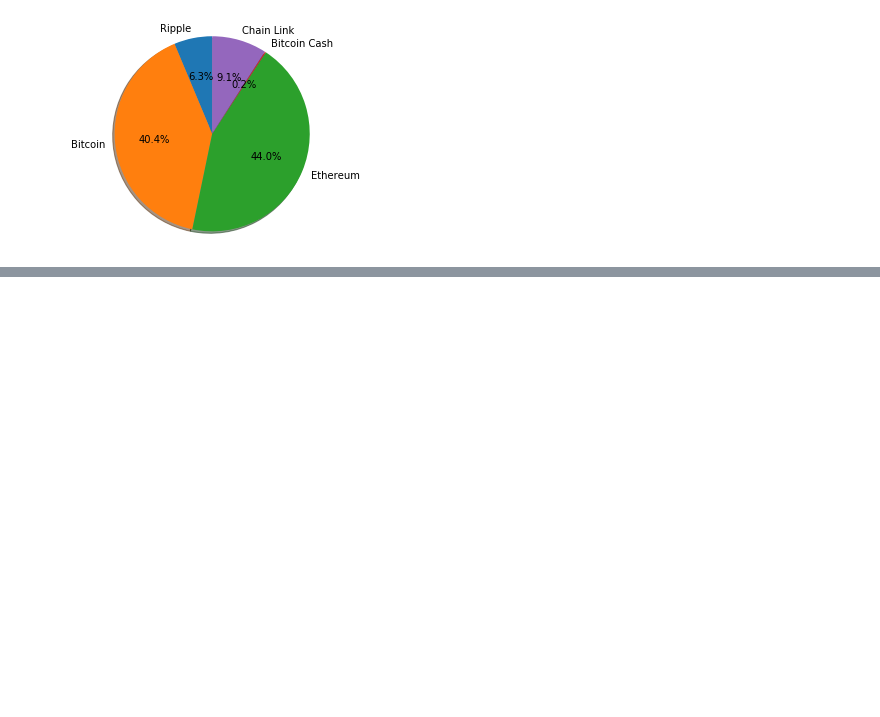
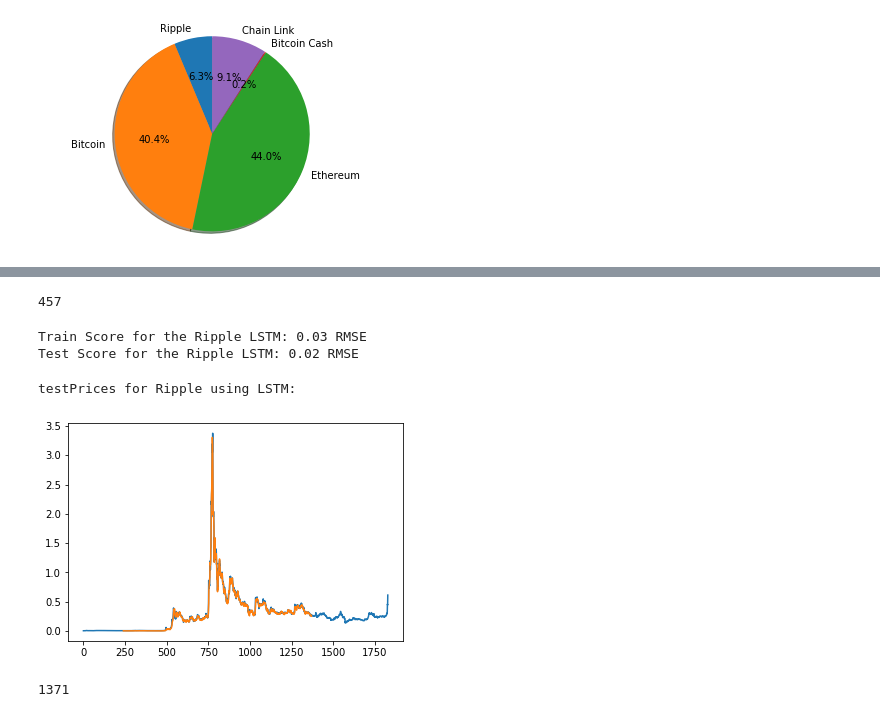
Before and after one commit to MohammedAamerHussain/Crypto-Portfolio-optimization, a Jupyter notebook: Aamer Hussain Crypto RNN LSTM.ipynb, the cells around one changed output, grey strips where cells are left out. Saved outputs shown, nothing was run; the diff lists cells and outputs as text; code cells hidden in the pictures; blank space fills up the shorter version.

```diff
--- a/Aamer Hussain Crypto RNN LSTM.ipynb
+++ b/Aamer Hussain Crypto RNN LSTM.ipynb
@@ -1031,0 +1165,8 @@ plt.show()
+# %%
+# create and fit the LSTM network, optimizer=adam, 25 neurons, dropout 0.1
+ripple_lstm_model = Sequential()
+ripple_lstm_model.add(LSTM(25, input_shape=(1, look_back)))
+ripple_lstm_model.add(Dropout(0.1))
+ripple_lstm_model.add(Dense(1))
+ripple_lstm_model.compile(loss='mse', optimizer='adam')
+ripple_lstm_model.fit(ripple_trainX, ripple_trainY, epochs=1000, batch_size=240, verbose=1)
@@ -1031,0 +1192,29 @@ plt.show()
+# %%
+# make predictions
+ripple_trainPredict = ripple_lstm_model.predict(ripple_trainX)
+ripple_testPredict = ripple_lstm_model.predict(ripple_testX)
+# %%
+#len(ripple_testX)
+ripple_test_size
+# %% [output]
+457
+# %%
+# invert predictions
+ripple_trainPredict = scaler.inverse_transform(ripple_trainPredict)
+ripple_trainY = scaler.inverse_transform([ripple_trainY])
+ripple_testPredict = scaler.inverse_transform(ripple_testPredict)
+ripple_testY = scaler.inverse_transform([ripple_testY])
+# %%
+# calculate root mean squared error
+ripple_trainScore = math.sqrt(mean_squared_error(ripple_trainY[0], ripple_trainPredict[:,0]))
+print('Train Score for the Ripple LSTM: %.2f RMSE' % (ripple_trainScore))
+ripple_testScore = math.sqrt(mean_squared_error(ripple_testY[0], ripple_testPredict[:,0]))
+print('Test Score for the Ripple LSTM: %.2f RMSE' % (ripple_testScore))
+# %% [output]
+Train Score for the Ripple LSTM: 0.03 RMSE
+Test Score for the Ripple LSTM: 0.02 RMSE
+# %%
+# shift train predictions for plotting
+ripple_trainPredictPlot = np.empty_like(ripple_dataset)
+ripple_trainPredictPlot[:, :] = np.nan
+ripple_trainPredictPlot[look_back:len(ripple_trainPredict)+look_back, :] = ripple_trainPredict
@@ -1031,0 +1226,13 @@ plt.show()
+# %%
+# plot baseline and predictions
+plt.plot(scaler.inverse_transform(ripple_dataset))
+plt.plot(ripple_trainPredictPlot)
+print('testPrices for Ripple using LSTM:')
+ripple_testPrices=scaler.inverse_transform(ripple_dataset[ripple_test_size+look_back:])
+# %% [output]
+testPrices for Ripple using LSTM:
+[figure, added]
+# %%
+ripple_train_size
+# %% [output]
+1371
```
Also changed, not shown: parts of 26 cells of this notebook, 1 other file.
